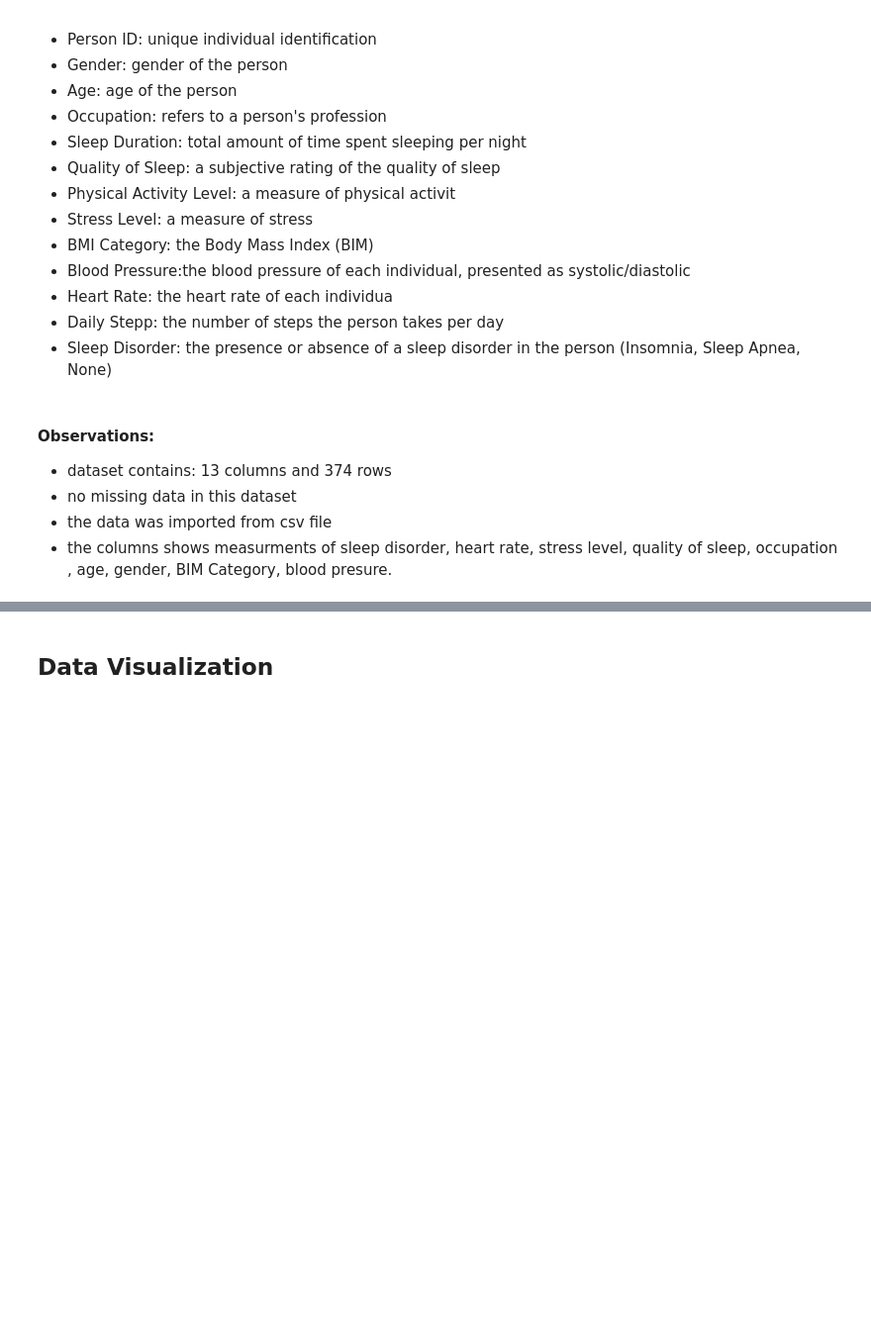
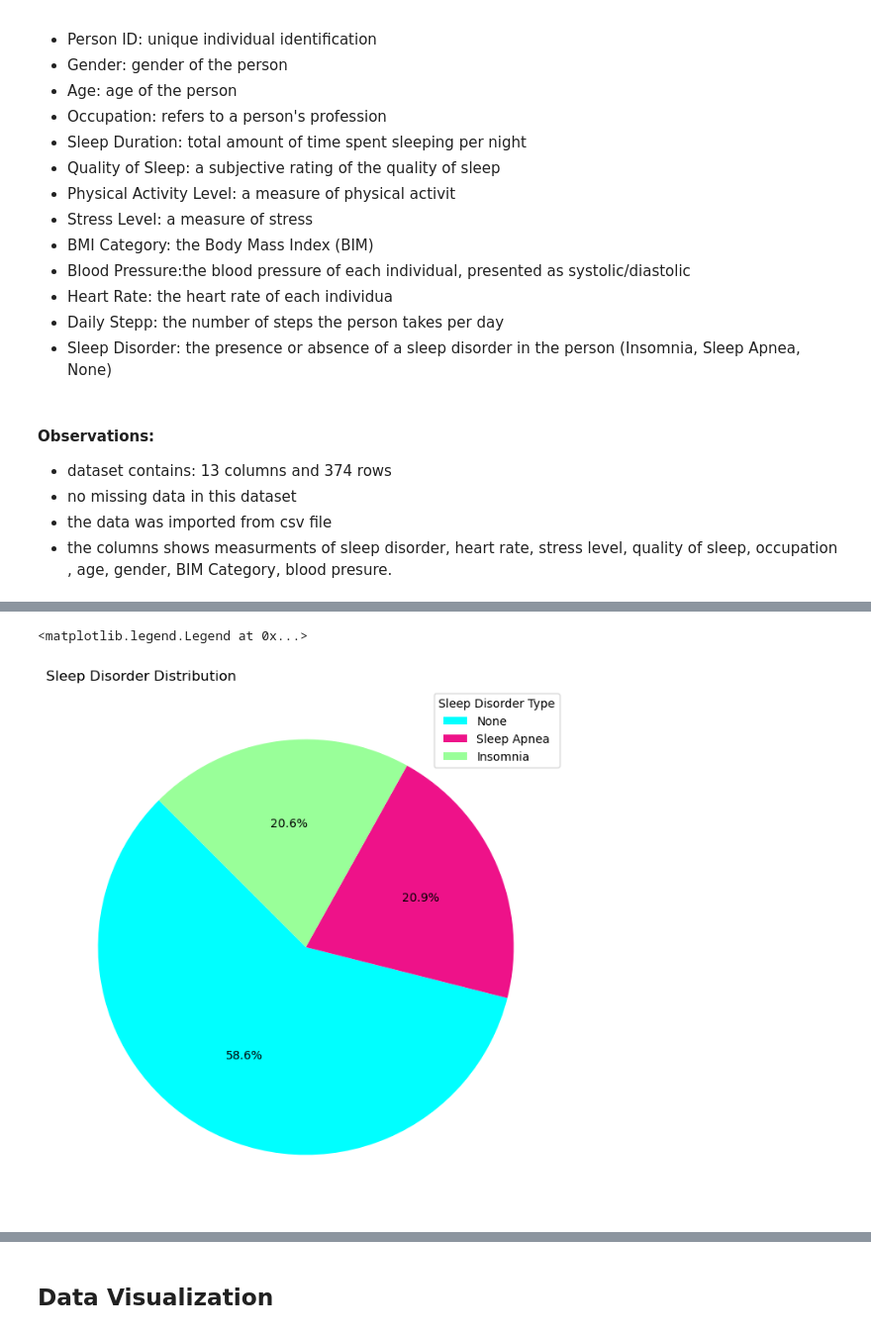
Before and after one commit to Waszka22/PfDA_Assignment, a Jupyter notebook: PfDA_Assignment.ipynb, the cells around one changed output, grey strips where cells are left out. Shown at 99% size. Saved outputs shown, nothing was run; the diff lists cells and outputs as text; code cells hidden in the pictures; blank space fills up the shorter version.

```diff
--- a/PfDA_Assignment.ipynb
+++ b/PfDA_Assignment.ipynb
@@ -238,0 +276,13 @@ Text(0.5, 1.0, 'Histagram of BMI Category')
+# %%
+# Creating dataset
+sleep_count = df['Sleep Disorder'].value_counts()
+custom_colors = ['#00FFFF', '#EE1289', '#99FF99']
+plt.figure(figsize=(8, 8))
+plt.pie(sleep_count, autopct='%1.1f%%', startangle=135, colors=custom_colors)
+# Adding title
+plt.title("Sleep Disorder Distribution", loc='left')
+# Adding legend
+plt.legend(labels=sleep_count.index, title="Sleep Disorder Type", loc="upper right")
+# %% [output]
+<matplotlib.legend.Legend at 0x...>
+[figure, added]
```
Also changed, not shown: parts of 19 cells of this notebook.
